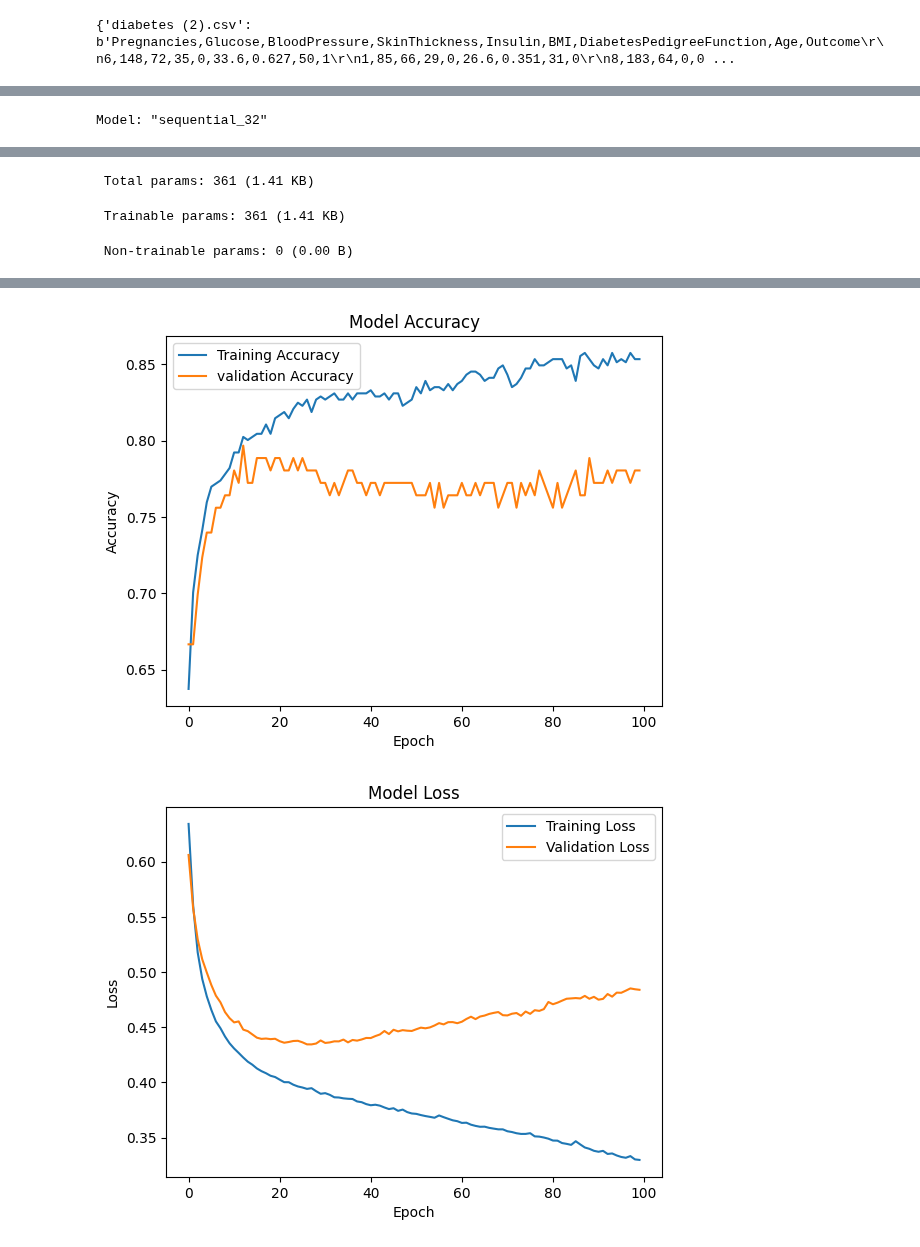
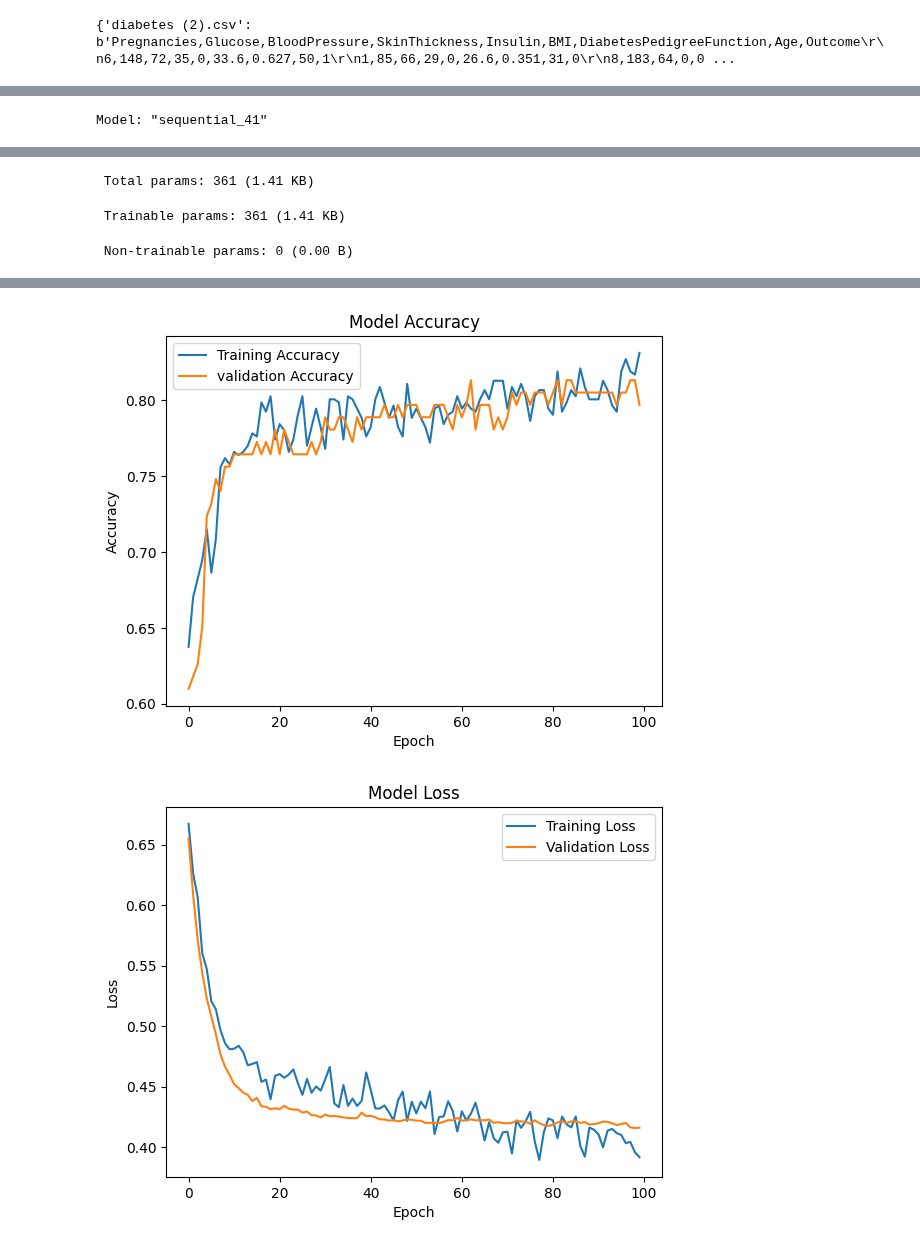
Before and after one commit to Muhammad-Roshaan-Idrees/Artificial_Intelligence, a Jupyter notebook: Diabetes_Prediction.ipynb, the cells around one changed output, grey strips where cells are left out. Drawn from its saved outputs; the diff is of its cells as text; code cells hidden in the pictures.

```diff
--- a/Diabetes_Prediction.ipynb
+++ b/Diabetes_Prediction.ipynb
@@ -20,7 +20,8 @@ from sklearn.metrics import accuracy_score, confusion_matrix, classification_rep
 
 import tensorflow as tf
 from tensorflow.keras.models import Sequential
-from tensorflow.keras.layers import Dense
+from tensorflow.keras.layers import Dense, Dropout
+from tensorflow.keras.callbacks import EarlyStopping
 
 # Load the dataset
 df = pd.read_csv('diabetes.csv')
@@ -82,10 +83,15 @@ print(f"Test set shape: {X_test}")
 # Building the Neural Network Model
 model = Sequential()
 model.add(Dense(16, input_dim=8, activation='relu'))
+model.add(Dropout(0.2))
 model.add(Dense(12, activation='relu'))
+model.add(Dropout(0.2))
 model.add(Dense(1, activation='sigmoid'))
 
 model.compile(optimizer='adam', loss='binary_crossentropy', metrics=['accuracy'])
+
+# Early stopping to prevent overfitting
+early_stop = EarlyStopping(monitor='val_loss', patience=10, restore_best_weights=True)
 
 # Display model architecture
 print("\nModel Architecture")
@@ -169,7 +175,7 @@ Training set shape: [[-0.52639686 -1.25828206  0.01321033 ...  0.01501323 -0.490
    0.53008521]]
 
 Model Architecture
-Model: "sequential_32"
+Model: "sequential_41"
 ┏━━━━━━━━━━━━━━━━━━━━━━━━━━━━━━━━━┳━━━━━━━━━━━━━━━━━━━━━━━━┳━━━━━━━━━━━━━━━┓
 ┃ Layer (type)                    ┃ Output Shape           ┃       Param # ┃
 ┡━━━━━━━━━━━━━━━━━━━━━━━━━━━━━━━━━╇━━━━━━━━━━━━━━━━━━━━━━━━╇━━━━━━━━━━━━━━━┩
@@ -202,2 +212,2 @@ Epoch 100/100
-[figure, old version]
+[figure, new version]
-[figure, old version]
+[figure, new version]
```
Also changed, not shown: parts of 1 cell of this notebook.
